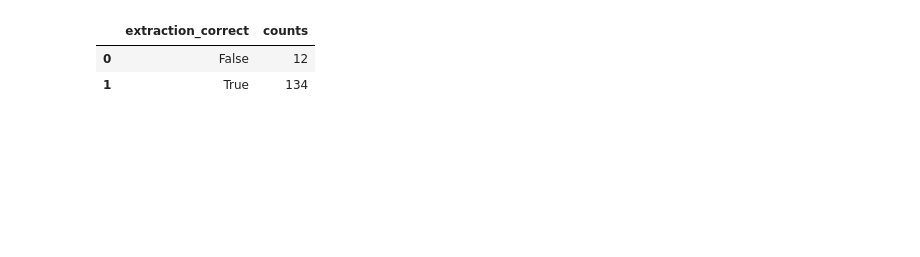
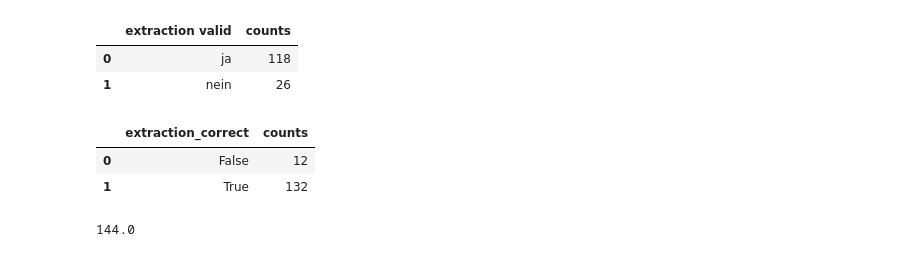
Before and after one commit to lacinoire/master-thesis, a Jupyter notebook: evaluation/results/dev_mails_data_analysis.ipynb, the cells around one changed output. Drawn from its saved outputs; the diff is of its cells as text; code cells hidden in the pictures; blank space fills up the shorter version.

```diff
--- a/evaluation/results/dev_mails_data_analysis.ipynb
+++ b/evaluation/results/dev_mails_data_analysis.ipynb
@@ -7,0 +11,2 @@ import plotly.graph_objects as go
+# %%
+dm_dup = pd.read_csv('dev-mails-data.csv')
@@ -8,11 +35,24 @@ import plotly.graph_objects as go
+# %%
+# drop duplicate answers
+dm = dm_dup.drop([4, 14, 46, 47, 53, 95, 102, 109])
+# %%
+correct_initial = dm.groupby('extraction valid').size().reset_index(name='counts')
+correct_initial
+# %% [output]
+|  | extraction valid | counts |
+| 0 | ja | 118 |
+| 1 | nein | 26 |
 # %%
-dm = pd.read_csv('dev-mails-data.csv')
 dm['extraction_correct'] = (dm['extraction valid'] == 'ja') | (dm['valid - override'] == 'ja')
 correct = dm.groupby('extraction_correct').size().reset_index(name='counts')
 correct
 # %% [output]
 |  | extraction_correct | counts |
 | 0 | False | 12 |
-| 1 | True | 134 |
+| 1 | True | 132 |
+# %%
+correct.sum().counts
+# %% [output]
+144.0
 # %%
 fig = go.Figure(data=[
```
Also changed, not shown: parts of 13 cells of this notebook, 13 other files.
